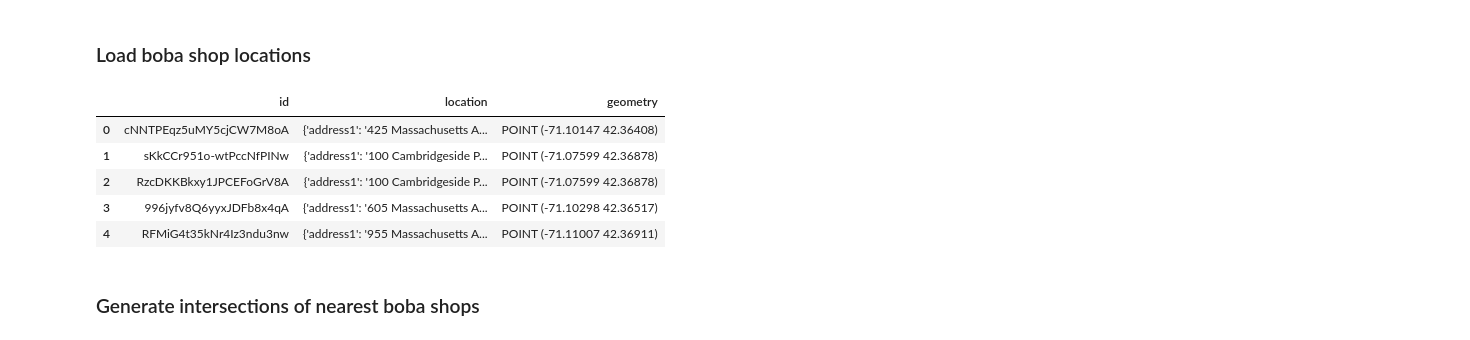
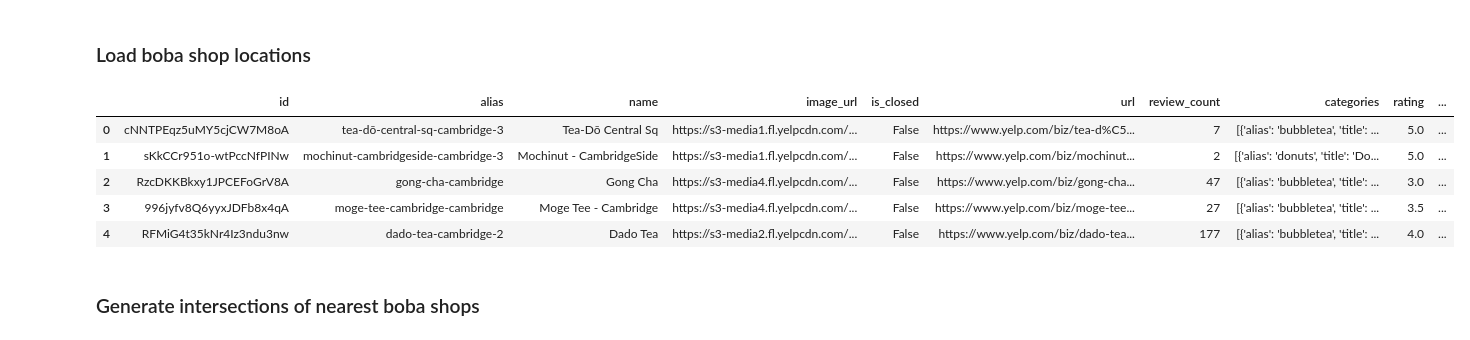
Before and after one commit to womogenes/am115-final, a Jupyter notebook: analysis.ipynb, the cells around one changed output. Cells and saved outputs as stored; diff of their text form; code cells hidden in the pictures.

```diff
--- a/analysis.ipynb
+++ b/analysis.ipynb
@@ -68,17 +69,16 @@ nodes, edges = ox.graph_to_gdfs(G)
 # %%
 # Hack from https://stackoverflow.com/questions/71907567/valueerror-geodataframe-does-not-support-multiple-columns-using-the-geometry-co
 boba_gdf = gpd.read_file(f"./data/{CITY_SLUG}_boba_shops.csv",
                          GEOM_POSSIBLE_NAMES="geometry",
                          KEEP_GEOM_COLUMNS="NO")
-boba_gdf = boba_gdf[["id", "location", "geometry"]]
 boba_gdf.head()
 # %% [output]
-|  | id | location | geometry |
-| 0 | cNNTPEqz5uMY5cjCW7M8oA | {'address1': '425 Massachusetts A... | POINT (-71.10147 42.36408) |
-| 1 | sKkCCr951o-wtPccNfPINw | {'address1': '100 Cambridgeside P... | POINT (-71.07599 42.36878) |
-| 2 | RzcDKKBkxy1JPCEFoGrV8A | {'address1': '100 Cambridgeside P... | POINT (-71.07599 42.36878) |
-| 3 | 996jyfv8Q6yyxJDFb8x4qA | {'address1': '605 Massachusetts A... | POINT (-71.10298 42.36517) |
-| 4 | RFMiG4t35kNr4Iz3ndu3nw | {'address1': '955 Massachusetts A... | POINT (-71.11007 42.36911) |
+|  | id | alias | name | image_url | is_closed | url | review_count | categories | rating | ... |
+| 0 | cNNTPEqz5uMY5cjCW7M8oA | tea-dō-central-sq-cambridge-3 | Tea-Dō Central Sq | https://s3-media1.fl.yelpcdn.com/... | False | https://www.yelp.com/biz/tea-d%C5... | 7 | [{'alias': 'bubbletea', 'title': ... | 5.0 | ... |
+| 1 | sKkCCr951o-wtPccNfPINw | mochinut-cambridgeside-cambridge-3 | Mochinut - CambridgeSide | https://s3-media1.fl.yelpcdn.com/... | False | https://www.yelp.com/biz/mochinut... | 2 | [{'alias': 'donuts', 'title': 'Do... | 5.0 | ... |
+| 2 | RzcDKKBkxy1JPCEFoGrV8A | gong-cha-cambridge | Gong Cha | https://s3-media4.fl.yelpcdn.com/... | False | https://www.yelp.com/biz/gong-cha... | 47 | [{'alias': 'bubbletea', 'title': ... | 3.0 | ... |
+| 3 | 996jyfv8Q6yyxJDFb8x4qA | moge-tee-cambridge-cambridge | Moge Tee - Cambridge | https://s3-media4.fl.yelpcdn.com/... | False | https://www.yelp.com/biz/moge-tee... | 27 | [{'alias': 'bubbletea', 'title': ... | 3.5 | ... |
+| 4 | RFMiG4t35kNr4Iz3ndu3nw | dado-tea-cambridge-2 | Dado Tea | https://s3-media2.fl.yelpcdn.com/... | False | https://www.yelp.com/biz/dado-tea... | 177 | [{'alias': 'bubbletea', 'title': ... | 4.0 | ... |
 # %% [markdown]
 ### Generate intersections of nearest boba shops
 # %%
```
Also changed, not shown: parts of 10 cells of this notebook.
